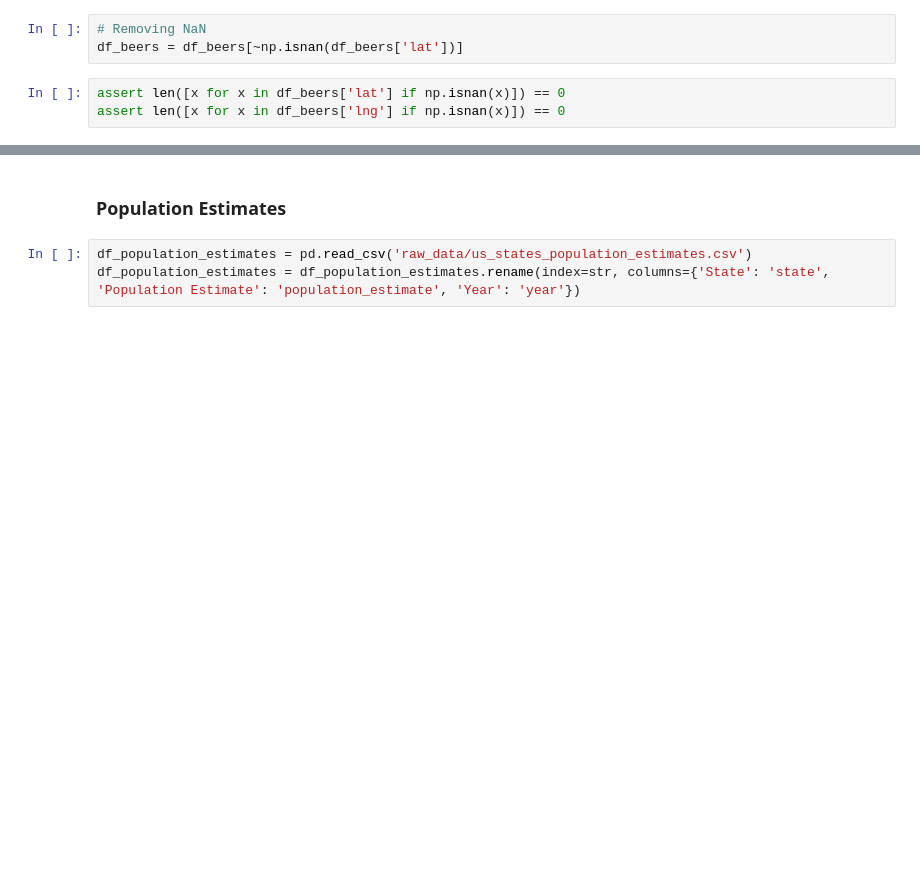
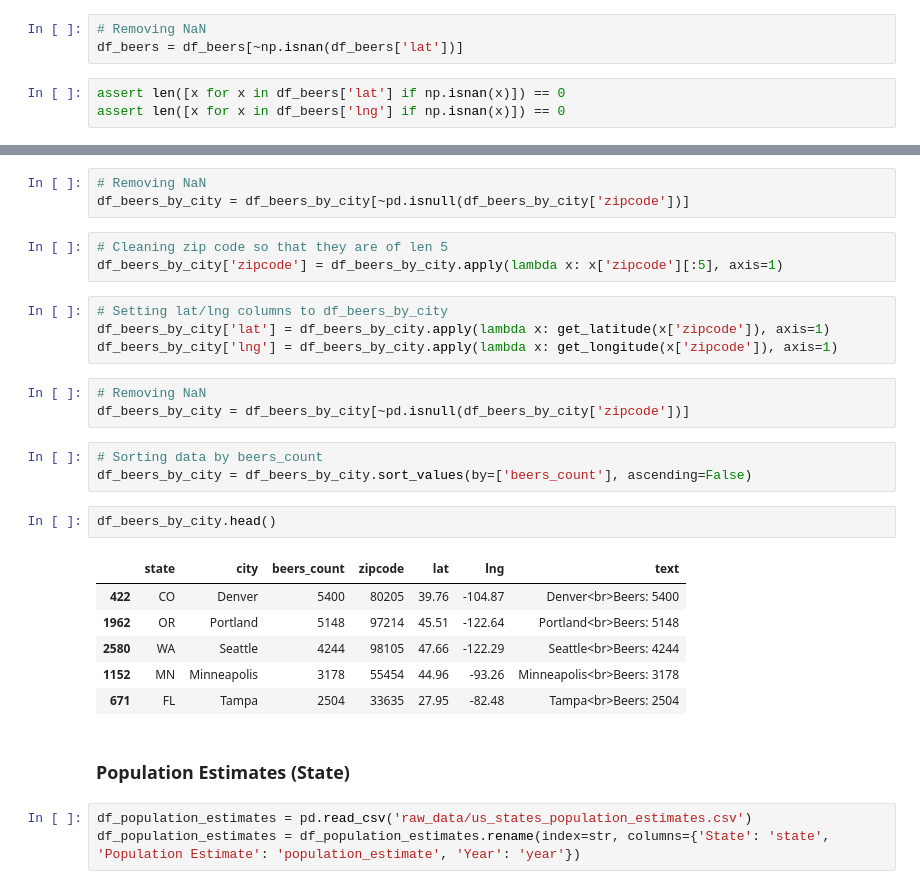
Before and after one commit to TomDonoghue/Pr_084, a Jupyter notebook: quique.ipynb, the cells around one changed output, grey strips where cells are left out. Cells and saved outputs as stored; diff of their text form; blank space fills up the shorter version.

```diff
--- a/quique.ipynb
+++ b/quique.ipynb
@@ -76,5 +96,30 @@ assert len([x for x in df_beers['lng'] if np.isnan(x)]) == 0
+# %%
+# Removing NaN
+df_beers_by_city = df_beers_by_city[~pd.isnull(df_beers_by_city['zipcode'])]
+# %%
+# Cleaning zip code so that they are of len 5
+df_beers_by_city['zipcode'] = df_beers_by_city.apply(lambda x: x['zipcode'][:5], axis=1)
+# %%
+# Setting lat/lng columns to df_beers_by_city
+df_beers_by_city['lat'] = df_beers_by_city.apply(lambda x: get_latitude(x['zipcode']), axis=1)
+df_beers_by_city['lng'] = df_beers_by_city.apply(lambda x: get_longitude(x['zipcode']), axis=1)
+# %%
+# Removing NaN
+df_beers_by_city = df_beers_by_city[~pd.isnull(df_beers_by_city['zipcode'])]
+# %%
+# Sorting data by beers_count
+df_beers_by_city = df_beers_by_city.sort_values(by=['beers_count'], ascending=False)
+# %%
+df_beers_by_city.head()
+# %% [output]
+|  | state | city | beers_count | zipcode | lat | lng | text |
+| 422 | CO | Denver | 5400 | 80205 | 39.76 | -104.87 | Denver<br>Beers: 5400 |
+| 1962 | OR | Portland | 5148 | 97214 | 45.51 | -122.64 | Portland<br>Beers: 5148 |
+| 2580 | WA | Seattle | 4244 | 98105 | 47.66 | -122.29 | Seattle<br>Beers: 4244 |
+| 1152 | MN | Minneapolis | 3178 | 55454 | 44.96 | -93.26 | Minneapolis<br>Beers: 3178 |
+| 671 | FL | Tampa | 2504 | 33635 | 27.95 | -82.48 | Tampa<br>Beers: 2504 |
 # %% [markdown]
-### Population Estimates
+### Population Estimates (State)
 # %%
 df_population_estimates = pd.read_csv('raw_data/us_states_population_estimates.csv')
 df_population_estimates = df_population_estimates.rename(index=str, columns={'State': 'state', 'Population Estimate': 'population_estimate', 'Year': 'year'})
```
Also changed, not shown: parts of 27 cells of this notebook.
